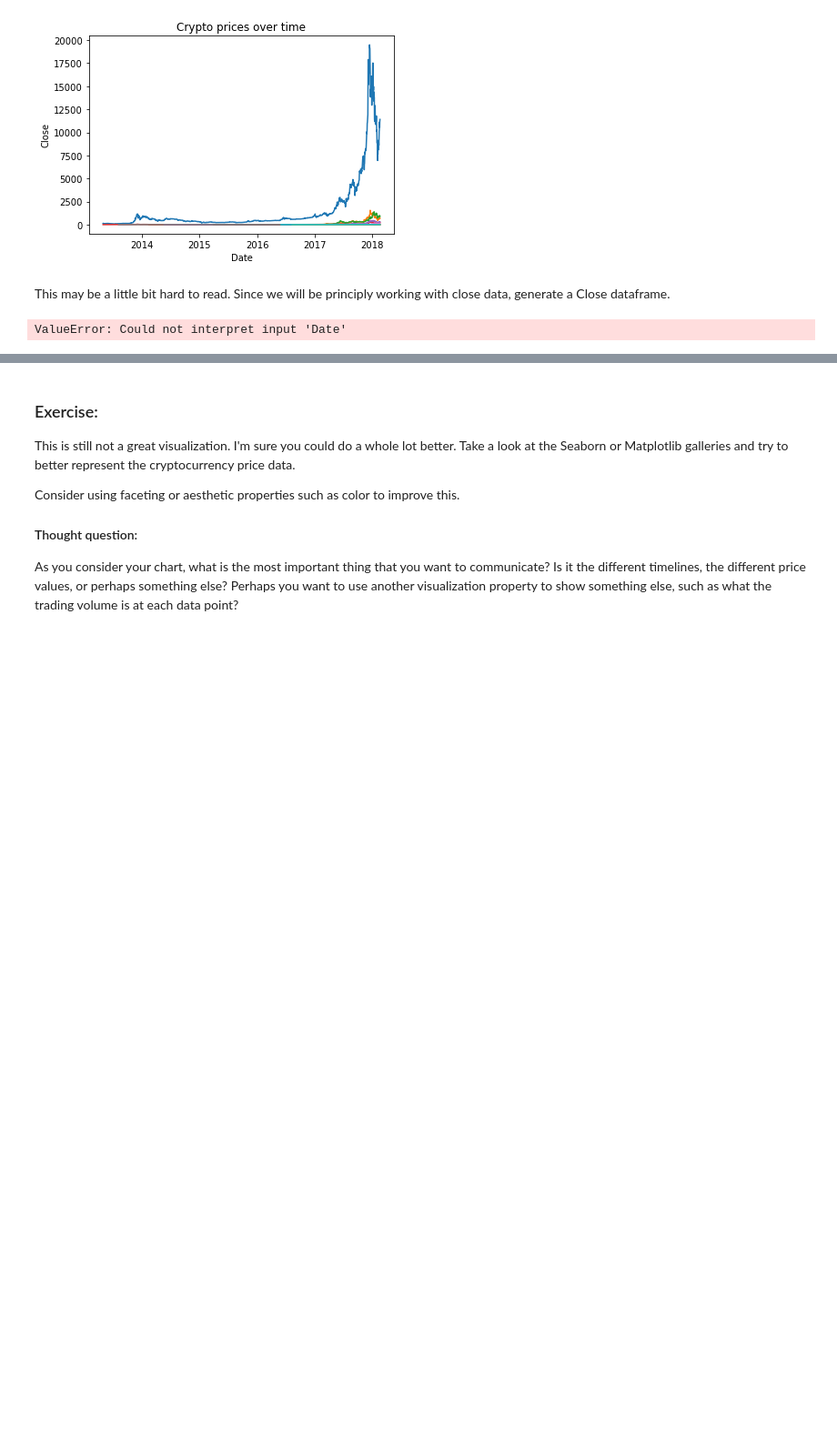
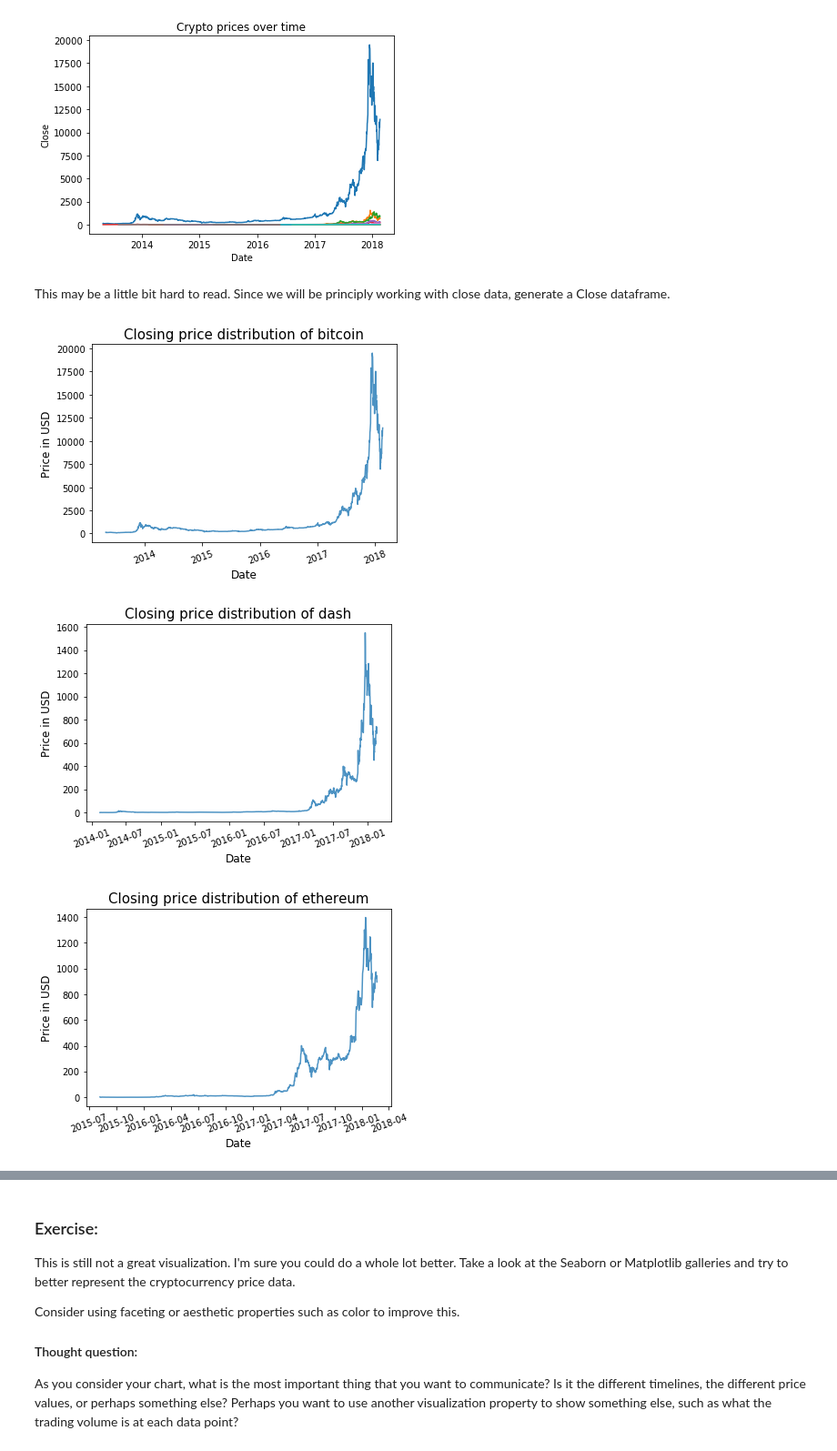
Before and after one commit to microsoft/Reactors, a Jupyter notebook: Data_Science_1/Full_Day/5-Project-Cryptocurrency.ipynb, the cells around one changed output, grey strips where cells are left out. Shown at 91% size. Drawn from its saved outputs; the diff is of its cells as text; code cells hidden in the pictures; blank space fills up the shorter version.

Commit message:
Fix typos, add comments and fix the index

```diff
--- a/Data_Science_1/Full_Day/5-Project-Cryptocurrency.ipynb
+++ b/Data_Science_1/Full_Day/5-Project-Cryptocurrency.ipynb
@@ -253,7 +261,7 @@ Let's start by graphing the closing prices of our coins each day.
 # For this analysis we will only be looking at closing price to make things more manageable
 for coin in crypto:
     # for each dataframe plot a line plot of the Close on the y and the Date on the x.
-    sns.lineplot(x='Date', y='Close', data=crypto[coin].reset_index())
+    sns.lineplot(x=crypto[coin].index, y='Close', data=crypto[coin])
     plt.title("Crypto prices over time") # and add a title
 # %% [output]
 [figure]
@@ -262,13 +270,15 @@ This may be a little bit hard to read. Since we will be principly working with c
 # %%
 
 for coin in crypto:
     fig, ax = plt.subplots(figsize=(6,4))
-    sns.lineplot(y='Close', x='Date',data=crypto[coin], alpha=0.8, ax=ax)
+    sns.lineplot(y='Close', x=crypto[coin].index, data=crypto[coin], alpha=0.8, ax=ax)
     plt.xlabel('Date', fontsize=12)
     plt.xticks(rotation=20)
     plt.ylabel('Price in USD', fontsize=12)
     title_str = "Closing price distribution of " + coin
     plt.title(title_str, fontsize=15)
     plt.show()
 # %% [output]
-ValueError: Could not interpret input 'Date'
+[figure, added]
+[figure, added]
+[figure, added]
```
Also changed, not shown: parts of 12 cells of this notebook.
